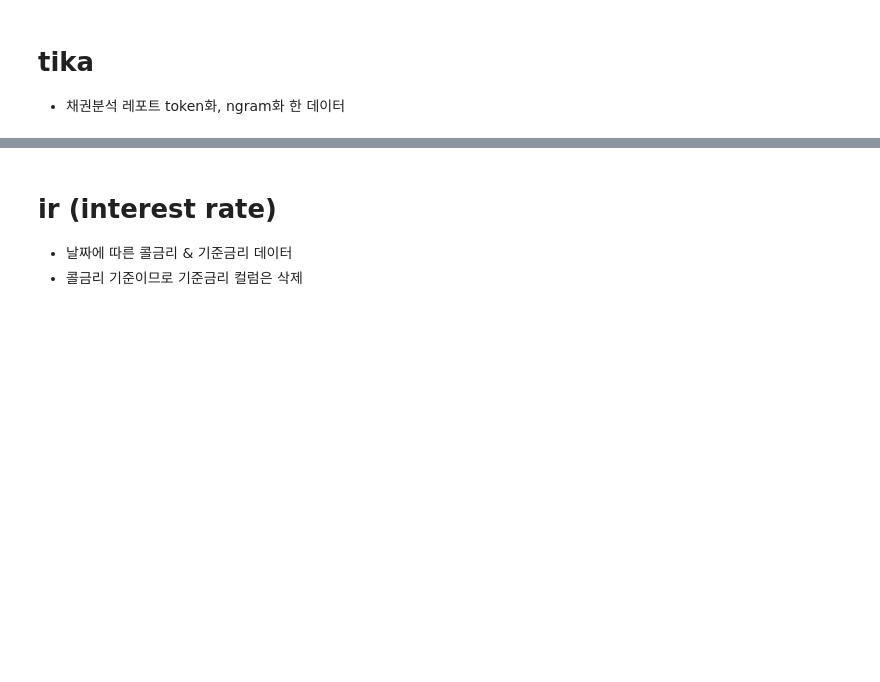
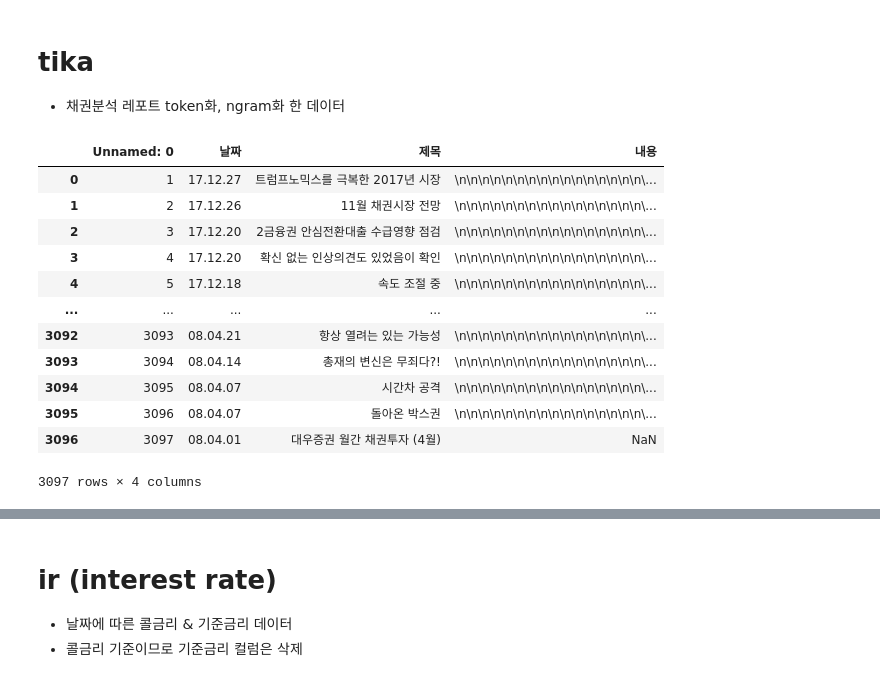
Before and after one commit to Jisang-hwang93/BOK_Report_Team1, a Jupyter notebook: report.ipynb, the cells around one changed output, grey strips where cells are left out. Cells and saved outputs as stored; diff of their text form; code cells hidden in the pictures; blank space fills up the shorter version.

```diff
--- a/report.ipynb
+++ b/report.ipynb
@@ -12,4 +12,21 @@ Drive already mounted at /content/drive; to attempt to forcibly remount, call dr
 # %% [markdown]
 # tika
 - 채권분석 레포트 token화, ngram화 한 데이터
+# %%
+date = pd.read_csv('/content/drive/My Drive/자연어 처리 1조/데이터셋/유연/tika_bond_all.csv', encoding='utf-8')
+date # 여기서 날짜 가져옴
+# %% [output]
+|  | Unnamed: 0 | 날짜 | 제목 | 내용 |
+| 0 | 1 | 17.12.27 | 트럼프노믹스를 극복한 2017년 시장 | \n\n\n\n\n\n\n\n\n\n\n\n\n\n\n\n\... |
+| 1 | 2 | 17.12.26 | 11월 채권시장 전망 | \n\n\n\n\n\n\n\n\n\n\n\n\n\n\n\n\... |
+| 2 | 3 | 17.12.20 | 2금융권 안심전환대출 수급영향 점검 | \n\n\n\n\n\n\n\n\n\n\n\n\n\n\n\n\... |
+| 3 | 4 | 17.12.20 | 확신 없는 인상의견도 있었음이 확인 | \n\n\n\n\n\n\n\n\n\n\n\n\n\n\n\n\... |
+| 4 | 5 | 17.12.18 | 속도 조절 중 | \n\n\n\n\n\n\n\n\n\n\n\n\n\n\n\n\... |
+| ... | ... | ... | ... | ... |
+| 3092 | 3093 | 08.04.21 | 항상 열려는 있는 가능성 | \n\n\n\n\n\n\n\n\n\n\n\n\n\n\n\n\... |
+| 3093 | 3094 | 08.04.14 | 총재의 변신은 무죄다?! | \n\n\n\n\n\n\n\n\n\n\n\n\n\n\n\n\... |
+| 3094 | 3095 | 08.04.07 | 시간차 공격 | \n\n\n\n\n\n\n\n\n\n\n\n\n\n\n\n\... |
+| 3095 | 3096 | 08.04.07 | 돌아온 박스권 | \n\n\n\n\n\n\n\n\n\n\n\n\n\n\n\n\... |
+| 3096 | 3097 | 08.04.01 | 대우증권 월간 채권투자 (4월) | NaN |
+3097 rows × 4 columns
 # %%
```
Also changed, not shown: parts of 9 cells of this notebook.
